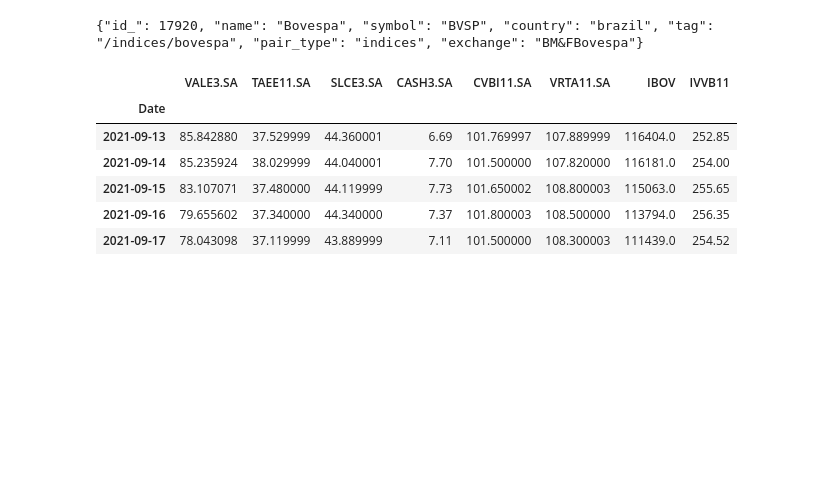
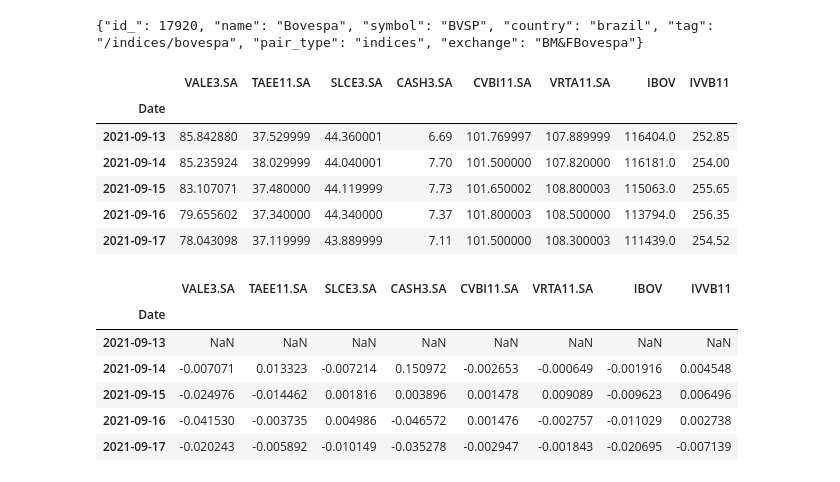
Before and after one commit to gabrielbamil/1_finance_test, a Jupyter notebook: py_graph_asset.ipynb, the cells around one changed output. Saved outputs shown, nothing was run; the diff lists cells and outputs as text; code cells hidden in the pictures; blank space fills up the shorter version.

```diff
--- a/py_graph_asset.ipynb
+++ b/py_graph_asset.ipynb
@@ -60 +58,14 @@ normalizado = df_final/df_final.iloc[0]
+# %%
+day_over_day = df_final.pct_change()
+day_over_day = pd.DataFrame(day_over_day)
+
+day_over_day.head()
+# %% [output]
+|  | VALE3.SA | TAEE11.SA | SLCE3.SA | CASH3.SA | CVBI11.SA | VRTA11.SA | IBOV | IVVB11 |
+| Date |  |  |  |  |  |  |  |  |
+| 2021-09-13 | NaN | NaN | NaN | NaN | NaN | NaN | NaN | NaN |
+| 2021-09-14 | -0.007071 | 0.013323 | -0.007214 | 0.150972 | -0.002653 | -0.000649 | -0.001916 | 0.004548 |
+| 2021-09-15 | -0.024976 | -0.014462 | 0.001816 | 0.003896 | 0.001478 | 0.009089 | -0.009623 | 0.006496 |
+| 2021-09-16 | -0.041530 | -0.003735 | 0.004986 | -0.046572 | 0.001476 | -0.002757 | -0.011029 | 0.002738 |
+| 2021-09-17 | -0.020243 | -0.005892 | -0.010149 | -0.035278 | -0.002947 | -0.001843 | -0.020695 | -0.007139 |
 # %%
```
Also changed, not shown: parts of 2 cells of this notebook.
